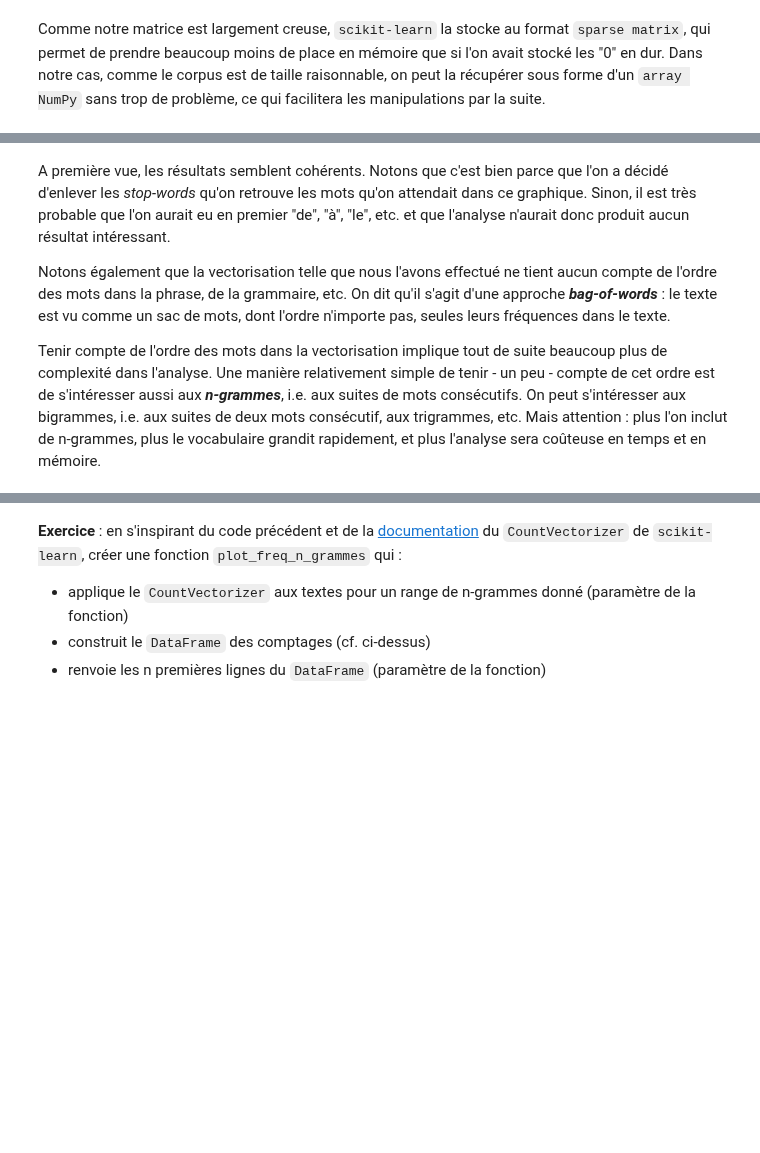
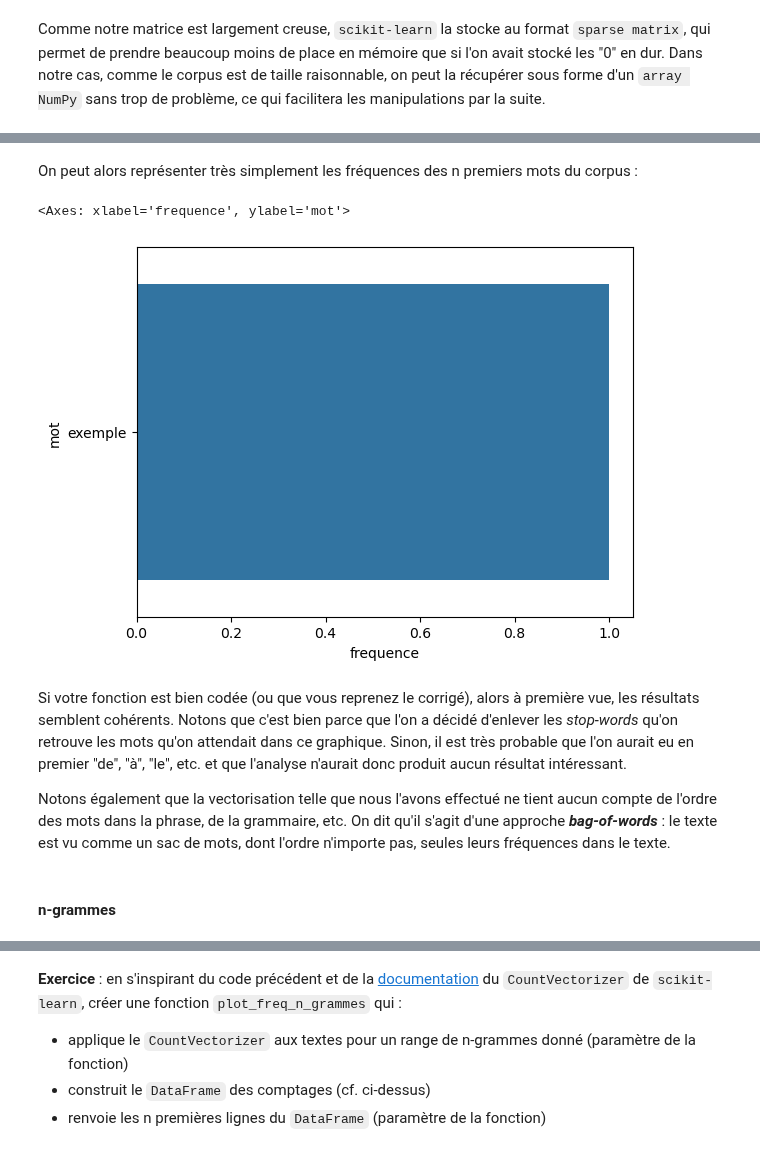
Before and after one commit to InseeFrLab/funathon2023_sujet5, a Jupyter notebook: tutoriel.ipynb, the cells around one changed output, grey strips where cells are left out. Saved outputs shown, nothing was run; the diff lists cells and outputs as text; code cells hidden in the pictures; blank space fills up the shorter version.

```diff
--- a/tutoriel.ipynb
+++ b/tutoriel.ipynb
@@ -864,0 +949,7 @@ sns.barplot(x="frequence", y="mot", data=comptages_voc.head(10))
+# %%
+comptages_voc = pd.DataFrame(
+    {'mot': ["exemple"],
+     'frequence': [1]}
+)  # TODO
+
+comptages_voc.head()
@@ -865,6 +976,13 @@ sns.barplot(x="frequence", y="mot", data=comptages_voc.head(10))
+# %% [markdown]
+On peut alors représenter très simplement les fréquences des n premiers mots du corpus :
+# %%
+sns.barplot(x="frequence", y="mot", data=comptages_voc.head(10))
+# %% [output]
+<Axes: xlabel='frequence', ylabel='mot'>
+[figure, added]
 # %% [markdown]
-A première vue, les résultats semblent cohérents. Notons que c'est bien parce que l'on a décidé d'enlever les *stop-words* qu'on retrouve les mots qu'on attendait dans ce graphique. Sinon, il est très probable que l'on aurait eu en premier "de", "à", "le", etc. et que l'analyse n'aurait donc produit aucun résultat intéressant.
+Si votre fonction est bien codée (ou que vous reprenez le corrigé), alors à première vue, les résultats semblent cohérents. Notons que c'est bien parce que l'on a décidé d'enlever les *stop-words* qu'on retrouve les mots qu'on attendait dans ce graphique. Sinon, il est très probable que l'on aurait eu en premier "de", "à", "le", etc. et que l'analyse n'aurait donc produit aucun résultat intéressant.
 
 Notons également que la vectorisation telle que nous l'avons effectué ne tient aucun compte de l'ordre des mots dans la phrase, de la grammaire, etc. On dit qu'il s'agit d'une approche ***bag-of-words*** : le texte est vu comme un sac de mots, dont l'ordre n'importe pas, seules leurs fréquences dans le texte.
-
-Tenir compte de l'ordre des mots dans la vectorisation implique tout de suite beaucoup plus de complexité dans l'analyse. Une manière relativement simple de tenir - un peu - compte de cet ordre est de s'intéresser aussi aux ***n-grammes***, i.e. aux suites de mots consécutifs. On peut s'intéresser aux bigrammes, i.e. aux suites de deux mots consécutif, aux trigrammes, etc. Mais attention : plus l'on inclut de n-grammes, plus le vocabulaire grandit rapidement, et plus l'analyse sera coûteuse en temps et en mémoire.
+# %% [markdown]
+#### n-grammes
```
Also changed, not shown: parts of 83 cells of this notebook, 1 other file.
